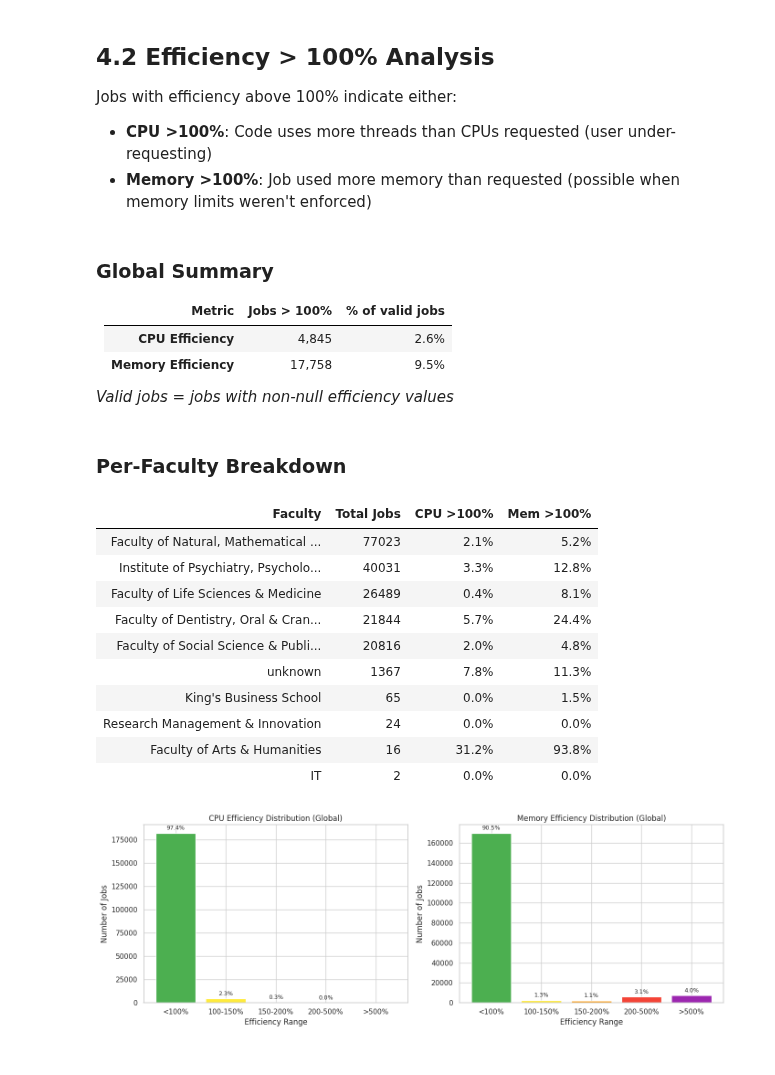
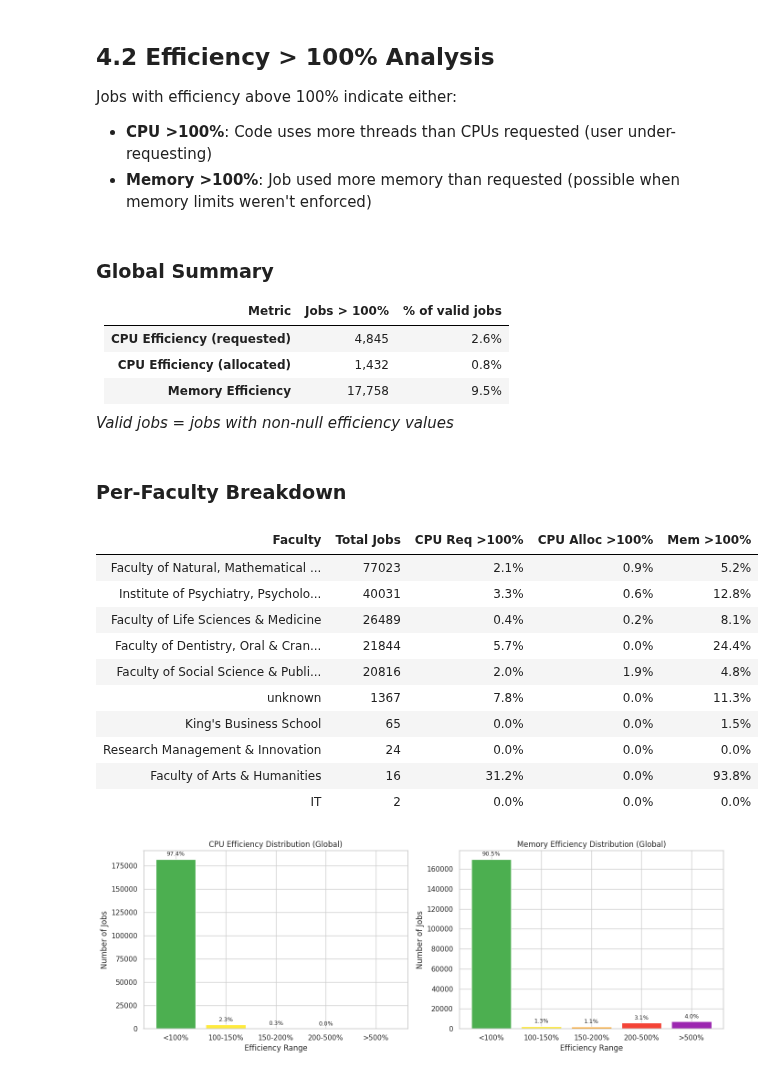
Before and after one commit to kcl-eresearch/hpc-data-analysis, a Jupyter notebook: notebooks/visualisation_users.ipynb, the cells around one changed output. Drawn from its saved outputs; the diff is of its cells as text; code cells hidden in the pictures.

Commit message:
feature: added some stats/plots re CPU efficiencies calculated via requested vs. allocated CPUs; updated documentation according to newest understanding of Slurm configs/mechanisms

```diff
--- a/notebooks/visualisation_users.ipynb
+++ b/notebooks/visualisation_users.ipynb
@@ -81,7 +81,7 @@ sum_cols = [
     '_cpu_eff_denom', '_time_eff_denom',
 ]
 
-avg_eff_cols = ['avg_cpu_eff_req', 'avg_mem_eff', 'avg_time_eff']
+avg_eff_cols = ['avg_cpu_eff_req', 'avg_cpu_eff_alloc', 'avg_mem_eff', 'avg_time_eff']
 for col in avg_eff_cols:
     df_faculties[f'_{col}_wsum'] = df_faculties[col].fillna(0) * df_faculties['job_count']
     sum_cols.append(f'_{col}_wsum')
@@ -457,9 +457,13 @@ def efficiency_over_100_summary():
     # Global summary
     total_jobs = len(df_jobs)
 
-    cpu_valid = df_jobs['cpu_eff_req'].notna()
-    cpu_over_100 = (df_jobs['cpu_eff_req'] > 100).sum()
-    cpu_over_100_pct = cpu_over_100 / cpu_valid.sum() * 100
+    cpu_req_valid = df_jobs['cpu_eff_req'].notna()
+    cpu_req_over_100 = (df_jobs['cpu_eff_req'] > 100).sum()
+    cpu_req_over_100_pct = cpu_req_over_100 / cpu_req_valid.sum() * 100
+
+    cpu_alloc_valid = df_jobs['cpu_eff_alloc'].notna()
+    cpu_alloc_over_100 = (df_jobs['cpu_eff_alloc'] > 100).sum()
+    cpu_alloc_over_100_pct = cpu_alloc_over_100 / cpu_alloc_valid.sum() * 100
 
     mem_valid = df_jobs['mem_eff'].notna()
     mem_over_100 = (df_jobs['mem_eff'] > 100).sum()
@@ -470,7 +474,8 @@ def efficiency_over_100_summary():
 
 | Metric | Jobs > 100% | % of valid jobs |
 |--------|-------------|-----------------|
-| **CPU Efficiency** | {cpu_over_100:,} | {cpu_over_100_pct:.1f}% |
+| **CPU Efficiency (requested)** | {cpu_req_over_100:,} | {cpu_req_over_100_pct:.1f}% |
+| **CPU Efficiency (allocated)** | {cpu_alloc_over_100:,} | {cpu_alloc_over_100_pct:.1f}% |
 | **Memory Efficiency** | {mem_over_100:,} | {mem_over_100_pct:.1f}% |
 
 *Valid jobs = jobs with non-null efficiency values*
@@ -486,50 +491,56 @@ def efficiency_over_100_summary():
         fac_jobs = df_jobs[df_jobs['faculty'] == faculty]
         total = len(fac_jobs)
 
-        cpu_valid_n = fac_jobs['cpu_eff_req'].notna().sum()
-        cpu_over = (fac_jobs['cpu_eff_req'] > 100).sum()
-        cpu_pct = (cpu_over / cpu_valid_n * 100) if cpu_valid_n > 0 else 0
+        cpu_req_valid_n = fac_jobs['cpu_eff_req'].notna().sum()
+        cpu_req_over = (fac_jobs['cpu_eff_req'] > 100).sum()
+        cpu_req_pct = (cpu_req_over / cpu_req_valid_n * 100) if cpu_req_valid_n > 0 else 0
+
+        cpu_alloc_valid_n = fac_jobs['cpu_eff_alloc'].notna().sum()
+        cpu_alloc_over = (fac_jobs['cpu_eff_alloc'] > 100).sum()
+        cpu_alloc_pct = (cpu_alloc_over / cpu_alloc_valid_n * 100) if cpu_alloc_valid_n > 0 else 0
 
         mem_valid_n = fac_jobs['mem_eff'].notna().sum()
         mem_over = (fac_jobs['mem_eff'] > 100).sum()
         mem_pct = (mem_over / mem_valid_n * 100) if mem_valid_n > 0 else 0
 
         faculty_stats.append({
             'Faculty': faculty,
             'Total Jobs': total,
-            'CPU >100%': f"{cpu_pct:.1f}%",
+            'CPU Req >100%': f"{cpu_req_pct:.1f}%",
+            'CPU Alloc >100%': f"{cpu_alloc_pct:.1f}%",
             'Mem >100%': f"{mem_pct:.1f}%"
         })
 
     faculty_df = pd.DataFrame(faculty_stats)
     faculty_df = faculty_df.sort_values('Total Jobs', ascending=False)
 
     display(Markdown("### Per-Faculty Breakdown"))
     display(faculty_df.style.hide(axis='index'))
 
 efficiency_over_100_summary()
 # %% [output]
 
 ### Global Summary
 
 | Metric | Jobs > 100% | % of valid jobs |
 |--------|-------------|-----------------|
-| **CPU Efficiency** | 4,845 | 2.6% |
+| **CPU Efficiency (requested)** | 4,845 | 2.6% |
+| **CPU Efficiency (allocated)** | 1,432 | 0.8% |
 | **Memory Efficiency** | 17,758 | 9.5% |
 
 *Valid jobs = jobs with non-null efficiency values*
 ### Per-Faculty Breakdown
-| Faculty | Total Jobs | CPU >100% | Mem >100% |
-| Faculty of Natural, Mathematical ... | 77023 | 2.1% | 5.2% |
-| Institute of Psychiatry, Psycholo... | 40031 | 3.3% | 12.8% |
-| Faculty of Life Sciences & Medicine | 26489 | 0.4% | 8.1% |
-| Faculty of Dentistry, Oral & Cran... | 21844 | 5.7% | 24.4% |
-| Faculty of Social Science & Publi... | 20816 | 2.0% | 4.8% |
-| unknown | 1367 | 7.8% | 11.3% |
-| King's Business School | 65 | 0.0% | 1.5% |
-| Research Management & Innovation | 24 | 0.0% | 0.0% |
-| Faculty of Arts & Humanities | 16 | 31.2% | 93.8% |
-| IT | 2 | 0.0% | 0.0% |
+| Faculty | Total Jobs | CPU Req >100% | CPU Alloc >100% | Mem >100% |
+| Faculty of Natural, Mathematical ... | 77023 | 2.1% | 0.9% | 5.2% |
+| Institute of Psychiatry, Psycholo... | 40031 | 3.3% | 0.6% | 12.8% |
+| Faculty of Life Sciences & Medicine | 26489 | 0.4% | 0.2% | 8.1% |
+| Faculty of Dentistry, Oral & Cran... | 21844 | 5.7% | 0.0% | 24.4% |
+| Faculty of Social Science & Publi... | 20816 | 2.0% | 1.9% | 4.8% |
+| unknown | 1367 | 7.8% | 0.0% | 11.3% |
+| King's Business School | 65 | 0.0% | 0.0% | 1.5% |
+| Research Management & Innovation | 24 | 0.0% | 0.0% | 0.0% |
+| Faculty of Arts & Humanities | 16 | 31.2% | 0.0% | 93.8% |
+| IT | 2 | 0.0% | 0.0% | 0.0% |
 # %%
 def plot_efficiency_severity_global():
     """Bar plot showing distribution of efficiency by severity bins (global)."""
```
Also changed, not shown: parts of 6 cells of this notebook, 3 other files.
